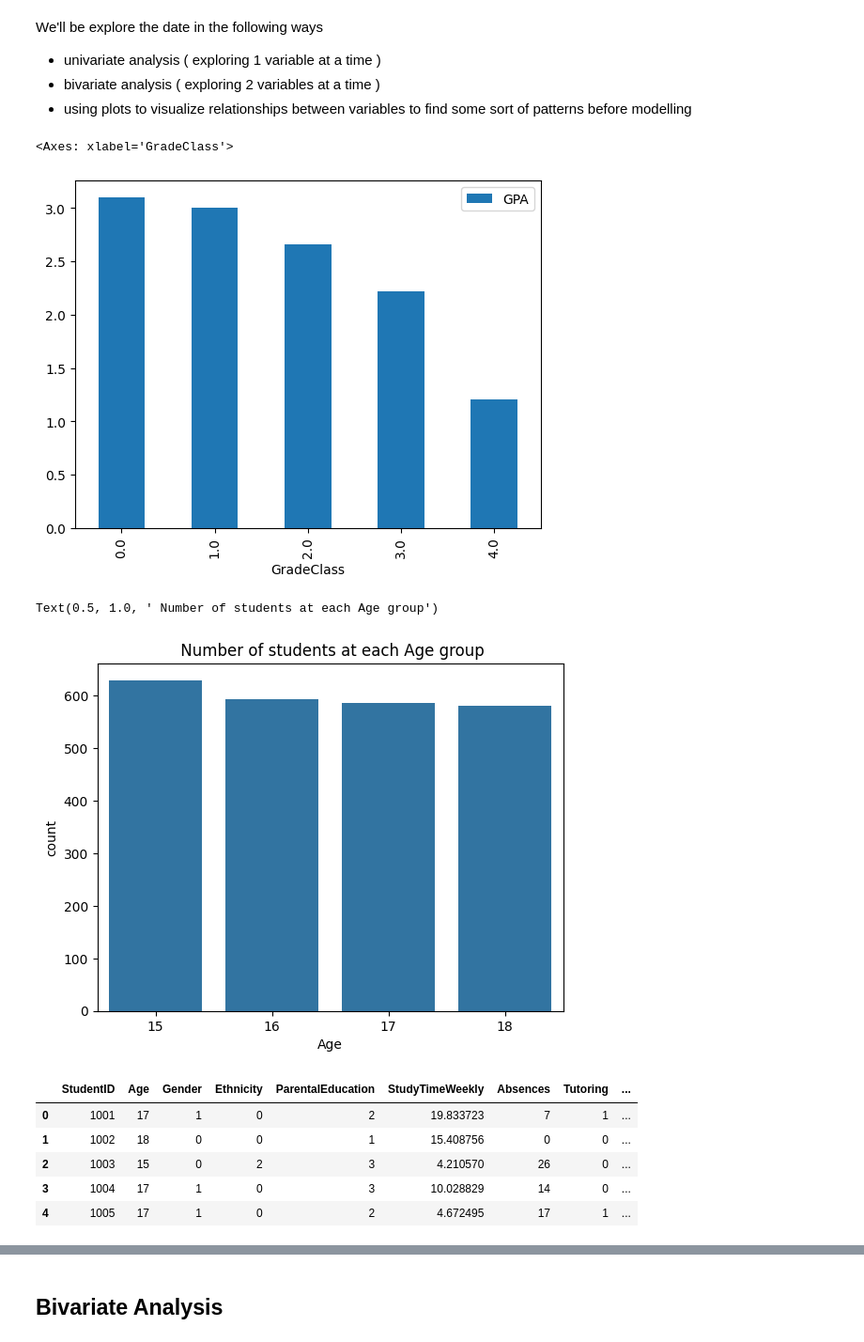
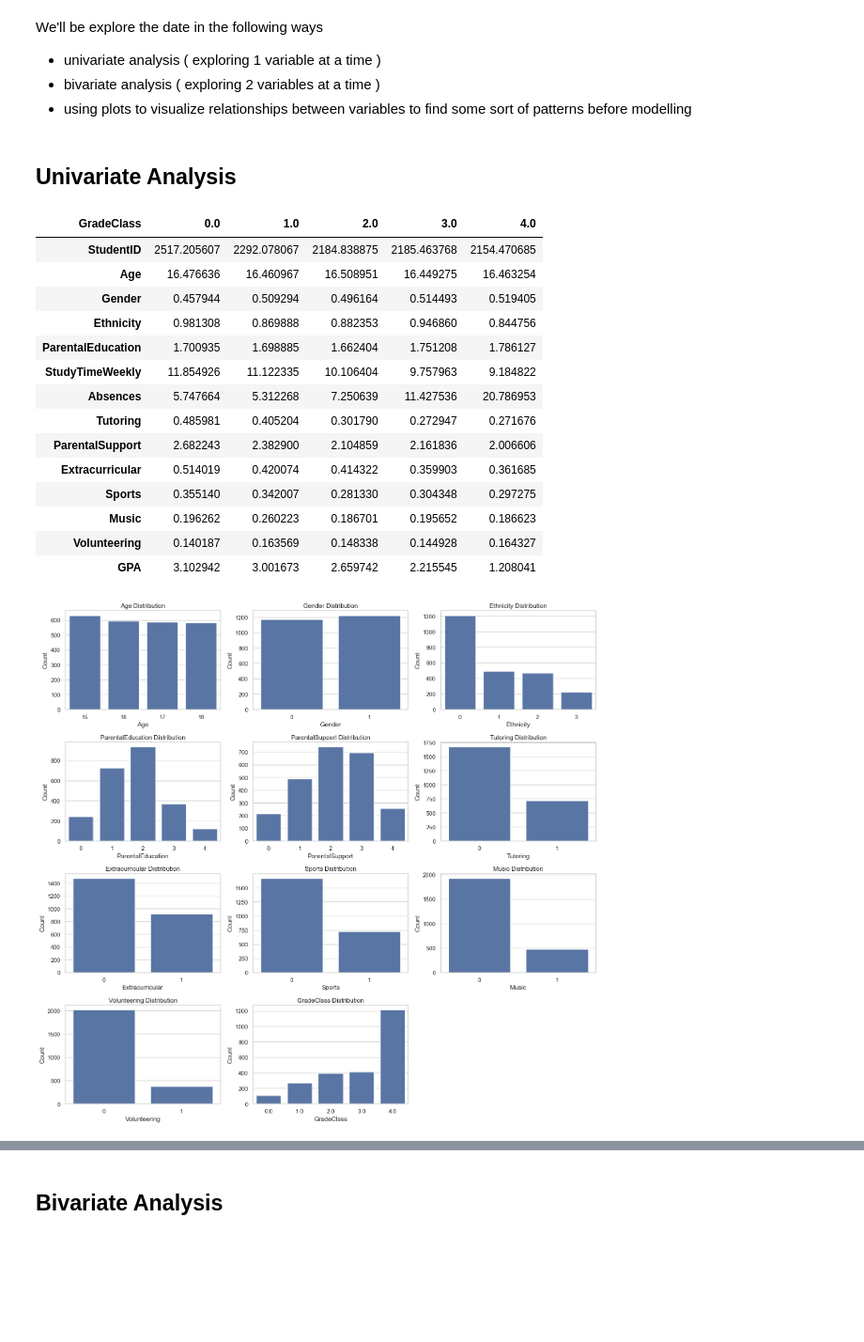
Before and after one commit to CantCode29/MLG382ProjectFolder, a Jupyter notebook: notebooks/BrightAcademyGradeAnalysisAndPredictionNoteBook.ipynb, the cells around one changed output, grey strips where cells are left out. Shown at 94% size. Drawn from its saved outputs; the diff is of its cells as text; code cells hidden in the pictures; blank space fills up the shorter version.

Commit message:
Added Univariate Analysis

```diff
--- a/notebooks/BrightAcademyGradeAnalysisAndPredictionNoteBook.ipynb
+++ b/notebooks/BrightAcademyGradeAnalysisAndPredictionNoteBook.ipynb
@@ -203,33 +188,44 @@ We'll be explore the date in the following ways
 - univariate analysis ( exploring 1 variable at a time )
 - bivariate analysis ( exploring 2 variables at a time )
 - using plots to visualize relationships between variables to find some sort of patterns before modelling
+# %% [markdown]
+## Univariate Analysis
 # %%
-## Start EDA FROM HERE
-## eda should answer all the hypthoses questions by creating graphs or using comparisons between avereags, sums, counts etc.
 df_grouped = df.groupby('GradeClass').mean()
-
-df_grouped['GradeClass'] = df_grouped.index
-
-df_Zero = df[df['GradeClass'] == 0.0]
-df_grouped.plot.bar(x='GradeClass',y='GPA')
-
-##  Something wrong with grade class I think.
+df_grouped.head().T
 # %% [output]
-<Axes: xlabel='GradeClass'>
-[figure, removed]
+| GradeClass | 0.0 | 1.0 | 2.0 | 3.0 | 4.0 |
+| StudentID | 2517.205607 | 2292.078067 | 2184.838875 | 2185.463768 | 2154.470685 |
+| Age | 16.476636 | 16.460967 | 16.508951 | 16.449275 | 16.463254 |
+| Gender | 0.457944 | 0.509294 | 0.496164 | 0.514493 | 0.519405 |
+| Ethnicity | 0.981308 | 0.869888 | 0.882353 | 0.946860 | 0.844756 |
+| ParentalEducation | 1.700935 | 1.698885 | 1.662404 | 1.751208 | 1.786127 |
+| StudyTimeWeekly | 11.854926 | 11.122335 | 10.106404 | 9.757963 | 9.184822 |
+| Absences | 5.747664 | 5.312268 | 7.250639 | 11.427536 | 20.786953 |
+| Tutoring | 0.485981 | 0.405204 | 0.301790 | 0.272947 | 0.271676 |
+| ParentalSupport | 2.682243 | 2.382900 | 2.104859 | 2.161836 | 2.006606 |
+| Extracurricular | 0.514019 | 0.420074 | 0.414322 | 0.359903 | 0.361685 |
+| Sports | 0.355140 | 0.342007 | 0.281330 | 0.304348 | 0.297275 |
+| Music | 0.196262 | 0.260223 | 0.186701 | 0.195652 | 0.186623 |
+| Volunteering | 0.140187 | 0.163569 | 0.148338 | 0.144928 | 0.164327 |
+| GPA | 3.102942 | 3.001673 | 2.659742 | 2.215545 | 1.208041 |
-# %%
-sns.countplot(data=df,x='Age')
-plt.title(' Number of students at each Age group')
-# %% [output]
-Text(0.5, 1.0, ' Number of students at each Age group')
-[figure, removed]
-# %%
-df.head()
-# %% [output]
-|  | StudentID | Age | Gender | Ethnicity | ParentalEducation | StudyTimeWeekly | Absences | Tutoring | ... |
-| 0 | 1001 | 17 | 1 | 0 | 2 | 19.833723 | 7 | 1 | ... |
-| 1 | 1002 | 18 | 0 | 0 | 1 | 15.408756 | 0 | 0 | ... |
-| 2 | 1003 | 15 | 0 | 2 | 3 | 4.210570 | 26 | 0 | ... |
-| 3 | 1004 | 17 | 1 | 0 | 3 | 10.028829 | 14 | 0 | ... |
-| 4 | 1005 | 17 | 1 | 0 | 2 | 4.672495 | 17 | 1 | ... |
+# %%
+# List of categorical features
+cat_cols = ['Age', 'Gender', 'Ethnicity', 'ParentalEducation', 'ParentalSupport', 'Tutoring', 'Extracurricular', 'Sports', 'Music', 'Volunteering', 'GradeClass']
+
+# Create subplots
+plt.figure(figsize=(15, 14))
+for i, col in enumerate(cat_cols):
+    # print(f"{int(df[col].min())}:{int(df[col].max())}")
+    plt.subplot(4, 3, i + 1)
+    sns.countplot(data=df, x=col)
+    plt.title(f'{col} Distribution')
+    plt.ylabel('Count')
+    plt.xlabel(col)
+    # interval = 1
+    # plt.xticks(ticks=range(int(df[col].min()), int(df[col].max()) + 1, interval), labels=[f"{i}" for i in range(int(df[col].min()), int(df[col].max()) + 1, interval)])
+plt.tight_layout()
+plt.show()
+# %% [output]
+[figure, added]
 # %%
```
Also changed, not shown: parts of 17 cells of this notebook.
